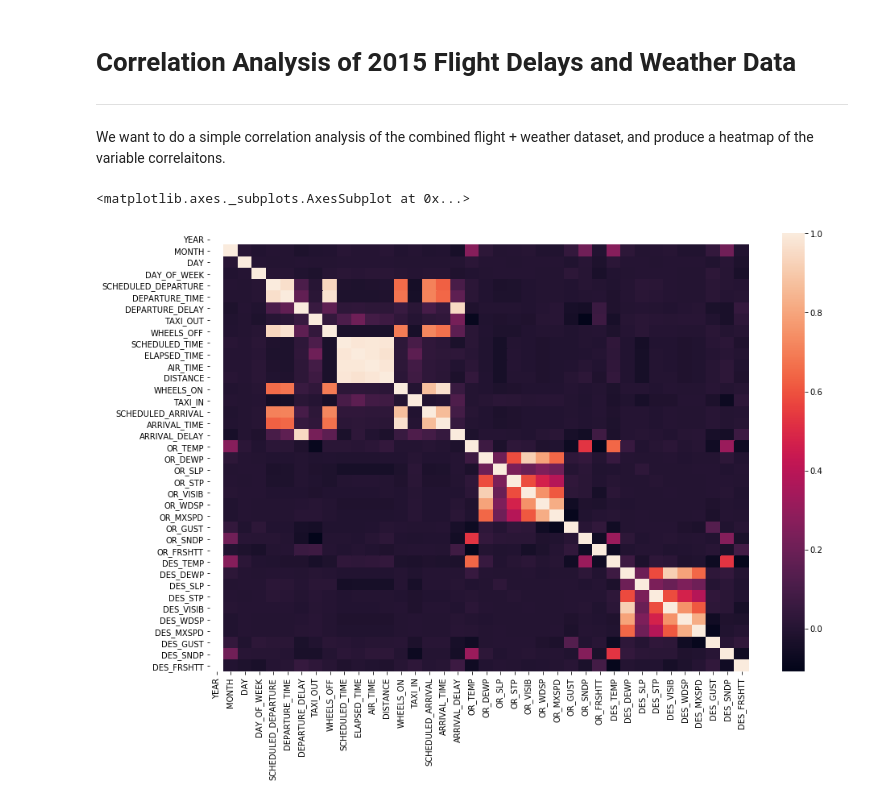
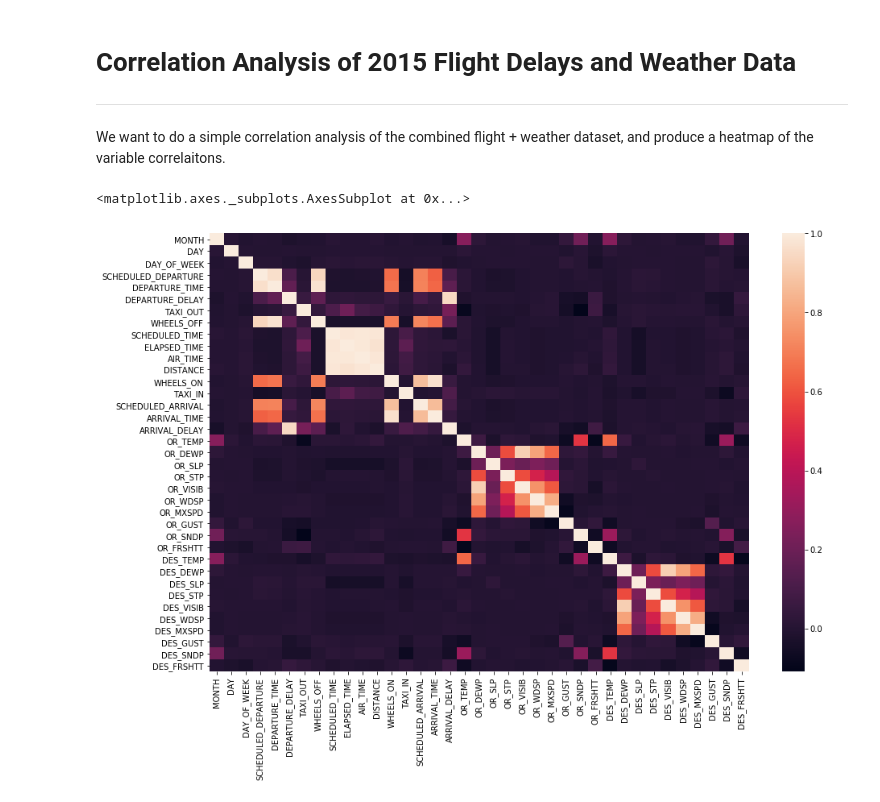
Before and after one commit to UNCG-CSE/Volag, a Jupyter notebook: src/flight_weather_correlation.ipynb, the cells around one changed output. Cells and saved outputs as stored; diff of their text form; code cells hidden in the pictures.

```diff
--- a/src/flight_weather_correlation.ipynb
+++ b/src/flight_weather_correlation.ipynb
@@ -69,6 +69,6 @@ flights_weather_df.head()
 # %% [markdown]
 ### Clean up miscellaneous columns that are descriptive and non-numeric (won't be correlative)
 # %%
-flights_weather_df = flights_weather_df.drop(['AIRLINE', 'ORIGIN_AIRPORT', 'DESTINATION_AIRPORT', 'DATE', 'IATA_CODE_x', 'origin_weather_station', 'IATA_CODE_y', 'destination_weather_station'], axis=1)
+flights_weather_df = flights_weather_df.drop(['YEAR', 'AIRLINE', 'ORIGIN_AIRPORT', 'DESTINATION_AIRPORT', 'DATE', 'IATA_CODE_x', 'origin_weather_station', 'IATA_CODE_y', 'destination_weather_station'], axis=1)
 flights_weather_df.head()
 # %% [output]
@@ -85,10 +85,7 @@ We want to do a simple correlation analysis of the combined flight + weather dat
 # %%
 corr = flights_weather_df.corr()
 fig, ax = plt.subplots(figsize=(15,10))
-sns.heatmap(corr,
-           xticklabels=corr.columns.values,
-           yticklabels=corr.columns.values,
-           ax=ax)
+sns.heatmap(corr, xticklabels=corr.columns.values, yticklabels=corr.columns.values, ax=ax)
 # %% [output]
 <matplotlib.axes._subplots.AxesSubplot at 0x...>
-[figure, old version]
+[figure, new version]
```
Also changed, not shown: parts of 5 cells of this notebook.
